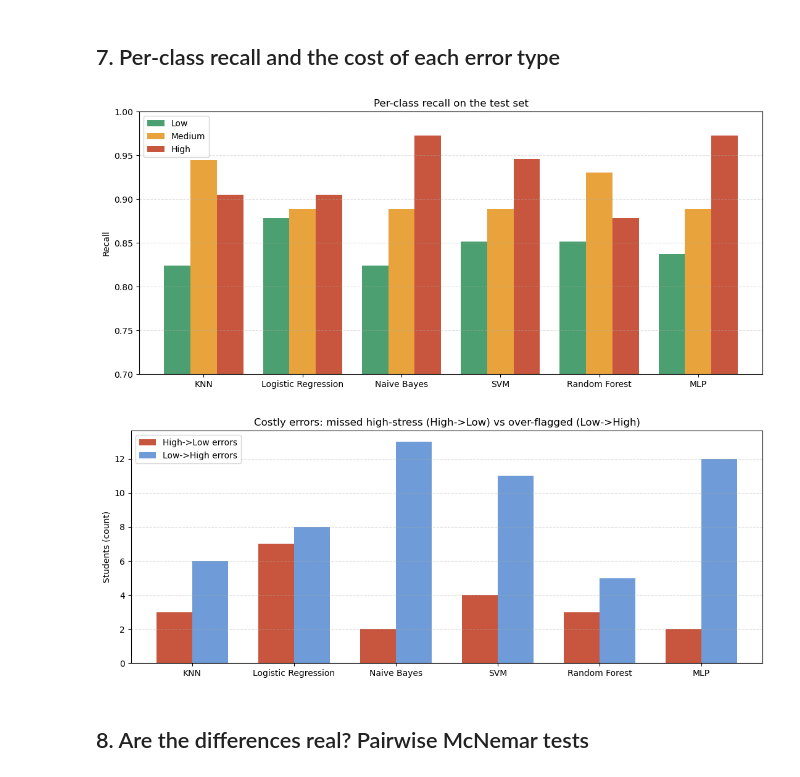
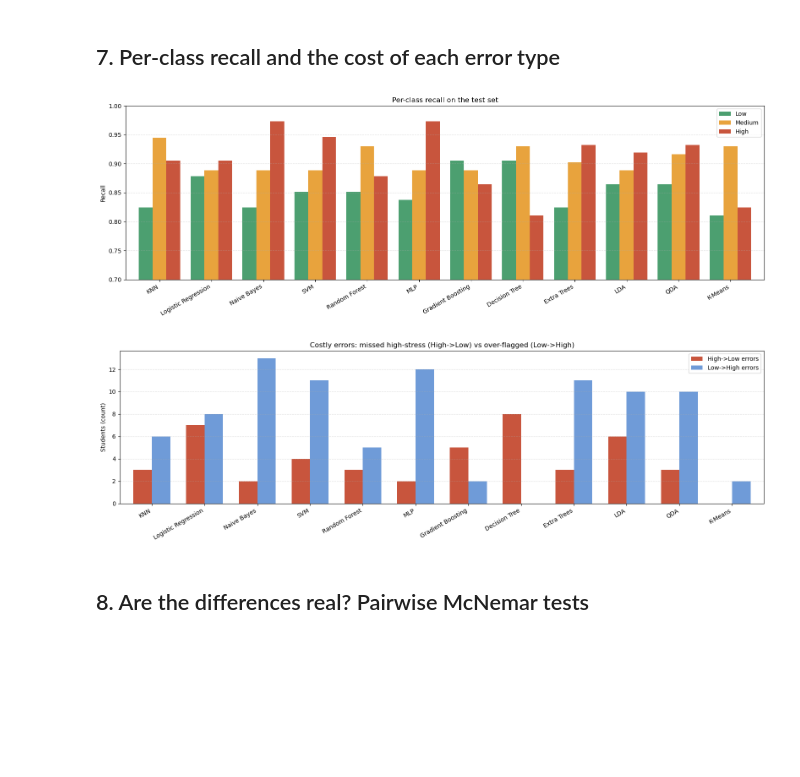
Before and after one commit to chandiracje/AIMAL_Project_Y2S1_G8.1_03, a Jupyter notebook: notebooks/Model_Comparison.ipynb, the cells around one changed output. Drawn from its saved outputs; the diff is of its cells as text; code cells hidden in the pictures; blank space fills up the shorter version.

```diff
--- a/notebooks/Model_Comparison.ipynb
+++ b/notebooks/Model_Comparison.ipynb
@@ -54,7 +56,14 @@ REGISTRY = {
     "SVM":                 ("svm_model.pkl",                 "pca",         "Untuned (default rbf)"),
     "Random Forest":       ("random_forest_model.pkl",       "rf_top10",    "Tuned"),
     "MLP":                 ("mlp_tuned.pkl",                 "pca",         "Tuned (PCA)"),
+    "Gradient Boosting":   ("gradient_boosting_model.pkl",   "pca",         "Tuned (PCA)"),
+    "Decision Tree":       ("decision_tree_model.pkl",       "pca",         "Tuned (PCA)"),
+    "Extra Trees":         ("extra_trees_model.pkl",         "anova_top10", "Tuned"),
+    "LDA":                 ("lda_model.pkl",                 "anova_top10", "Tuned"),
+    "QDA":                 ("qda_model.pkl",                 "anova_top10", "Tuned"),
+    "K-Means":             ("kmeans_model.pkl",              "anova_top10", "Tuned (unsupervised)"),
 }
+UNSUPERVISED = {"K-Means"}   # saved as {"model": KMeans, "mapping": {cluster: stress level}}
 # %% [markdown]
 ## 2. Load data and saved models (with sanity checks)
 # %%
@@ -80,9 +89,20 @@ pca          train=(880, 3)  test=(220, 3)  features=2
 
 All feature sets share the same test rows. n_test = 220
 # %%
+class ClusterClassifier:
+    # wraps a fitted KMeans and its cluster -> stress level mapping so it behaves like a classifier
+    def __init__(self, km, mapping):
+        self.km, self.mapping = km, mapping
+        self.n_features_in_ = km.n_features_in_
+        self.feature_names_in_ = getattr(km, "feature_names_in_", None)
+    def predict(self, X):
+        return np.array([self.mapping[c] for c in self.km.predict(X)])
+
 models = {}
 for name, (pkl, fs, version) in REGISTRY.items():
     m = joblib.load(MODELS / pkl)
+    if isinstance(m, dict) and "model" in m:                  # K-Means file
+        m = ClusterClassifier(m["model"], m["mapping"])
     cols = data[fs]["cols"]
 
     n_in = getattr(m, "n_features_in_", None)
@@ -220,25 +282,25 @@ All accuracy confidence intervals share a common overlap: True
 # %%
 rec = results[["Recall Low", "Recall Medium", "Recall High"]]
 rec.columns = LABELS
-ax = rec.plot(kind="bar", figsize=(11, 5), color=["#4C9F70", "#E8A33D", "#C8553D"], width=0.8)
+ax = rec.plot(kind="bar", figsize=(16, 5.5), color=["#4C9F70", "#E8A33D", "#C8553D"], width=0.8)
 ax.set_ylim(0.7, 1.0); ax.set_ylabel("Recall"); ax.set_xlabel("")
 ax.set_title("Per-class recall on the test set")
-ax.grid(axis="y", linestyle="--", alpha=0.4); plt.xticks(rotation=0)
+ax.grid(axis="y", linestyle="--", alpha=0.4); plt.xticks(rotation=30, ha="right")
 plt.tight_layout()
 plt.savefig(FIGS / "per_class_recall.png", dpi=150, bbox_inches="tight")
 plt.show()
 
 err_df = results[["High->Low errors", "Low->High errors"]]
-ax = err_df.plot(kind="bar", figsize=(11, 4.5), color=["#C8553D", "#6F9BD8"], width=0.7)
+ax = err_df.plot(kind="bar", figsize=(16, 5), color=["#C8553D", "#6F9BD8"], width=0.7)
 ax.set_ylabel("Students (count)"); ax.set_xlabel("")
 ax.set_title("Costly errors: missed high-stress (High->Low) vs over-flagged (Low->High)")
-ax.grid(axis="y", linestyle="--", alpha=0.4); plt.xticks(rotation=0)
+ax.grid(axis="y", linestyle="--", alpha=0.4); plt.xticks(rotation=30, ha="right")
 plt.tight_layout()
 plt.savefig(FIGS / "error_types.png", dpi=150, bbox_inches="tight")
 plt.show()
 # %% [output]
-[figure, old version]
+[figure, new version]
-[figure, old version]
+[figure, new version]
 # %% [markdown]
 ## 8. Are the differences real? Pairwise McNemar tests
 # %%
```
Also changed, not shown: parts of 8 cells of this notebook, 8 other files.
